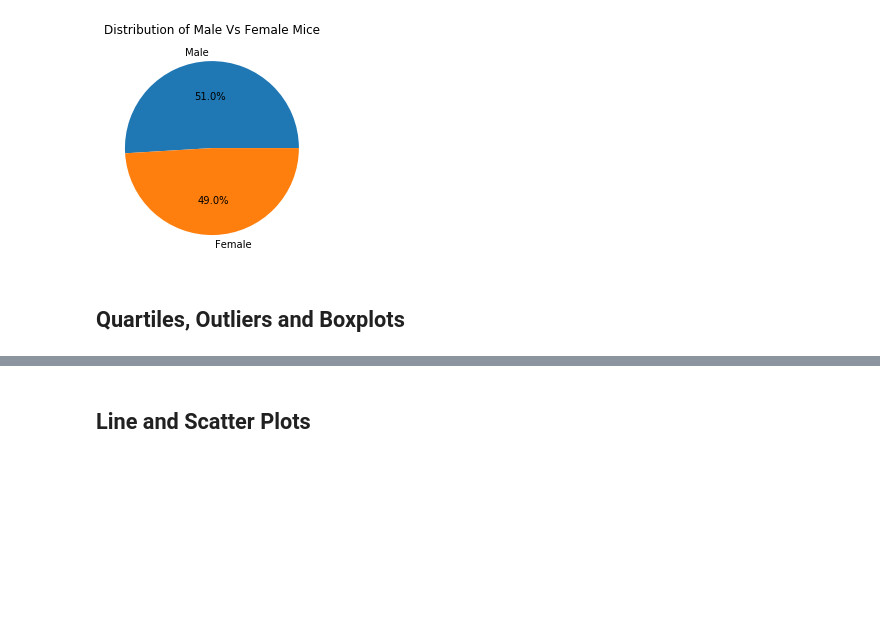
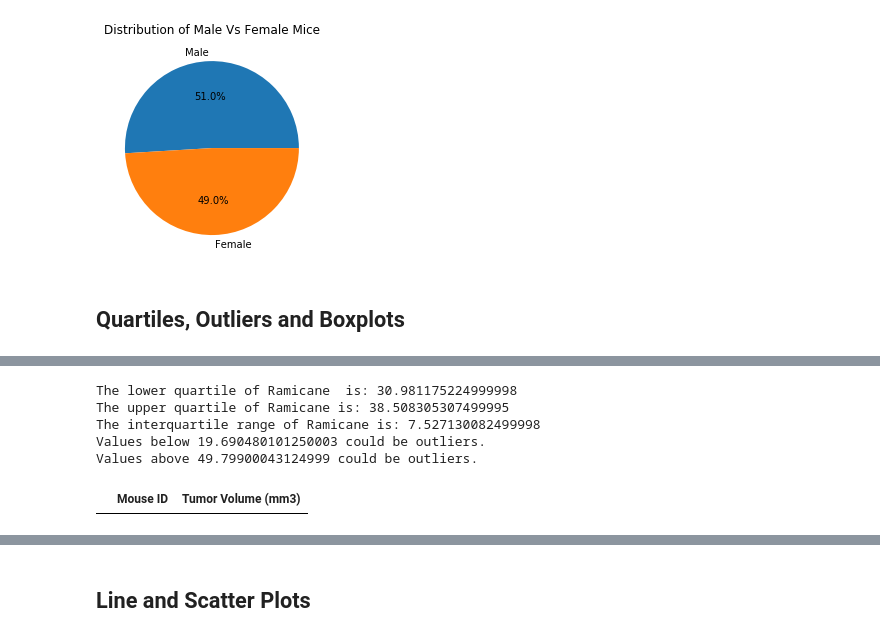
Before and after one commit to spunase/matplotlib-challenge, a Jupyter notebook: Pymaceuticals/pymaceuticals_starter.ipynb, the cells around one changed output, grey strips where cells are left out. Drawn from its saved outputs; the diff is of its cells as text; code cells hidden in the pictures; blank space fills up the shorter version.

```diff
--- a/Pymaceuticals/pymaceuticals_starter.ipynb
+++ b/Pymaceuticals/pymaceuticals_starter.ipynb
@@ -264,0 +270,23 @@ sorted_df.head(10)
+# %%
+ramicane_treatment = clean_mice_df.loc[(clean_mice_df["Drug Regimen"]=="Ramicane") & (clean_mice_df["Timepoint"]==45) ,["Mouse ID","Tumor Volume (mm3)"]]
+ramicane_quartiles = ramicane_treatment["Tumor Volume (mm3)"].quantile([.25,.5,.75])
+ramicane_lowerq = ramicane_quartiles[0.25]
+ramicane_upperq = ramicane_quartiles[0.75]
+ramicane_iqr = ramicane_upperq-ramicane_lowerq
+print(f"The lower quartile of Ramicane  is: {ramicane_lowerq}")
+print(f"The upper quartile of Ramicane is: {ramicane_upperq}")
+print(f"The interquartile range of Ramicane is: {ramicane_iqr}")
+lower_bound = ramicane_lowerq - (1.5*ramicane_iqr)
+upper_bound = ramicane_upperq + (1.5*ramicane_iqr)
+print(f"Values below {lower_bound} could be outliers.")
+print(f"Values above {upper_bound} could be outliers.")
+
+outlier_ramicane = ramicane_treatment.loc[(ramicane_treatment["Tumor Volume (mm3)"] < lower_bound) | (ramicane_treatment["Tumor Volume (mm3)"] > upper_bound)]
+outlier_ramicane
+# %% [output]
+The lower quartile of Ramicane  is: 30.981175224999998
+The upper quartile of Ramicane is: 38.508305307499995
+The interquartile range of Ramicane is: 7.527130082499998
+Values below 19.690480101250003 could be outliers.
+Values above 49.79900043124999 could be outliers.
+|  | Mouse ID | Tumor Volume (mm3) |
```
Also changed, not shown: parts of 4 cells of this notebook.
